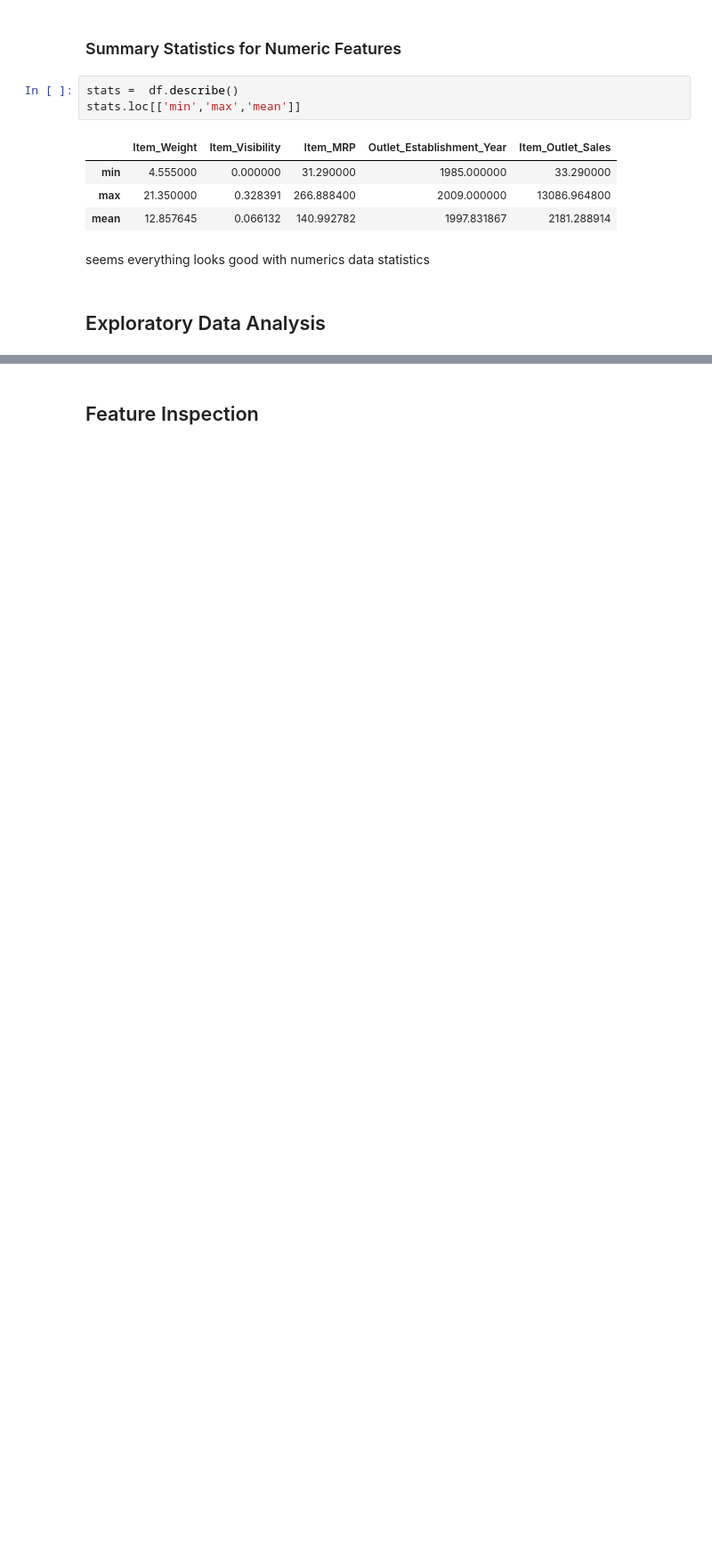
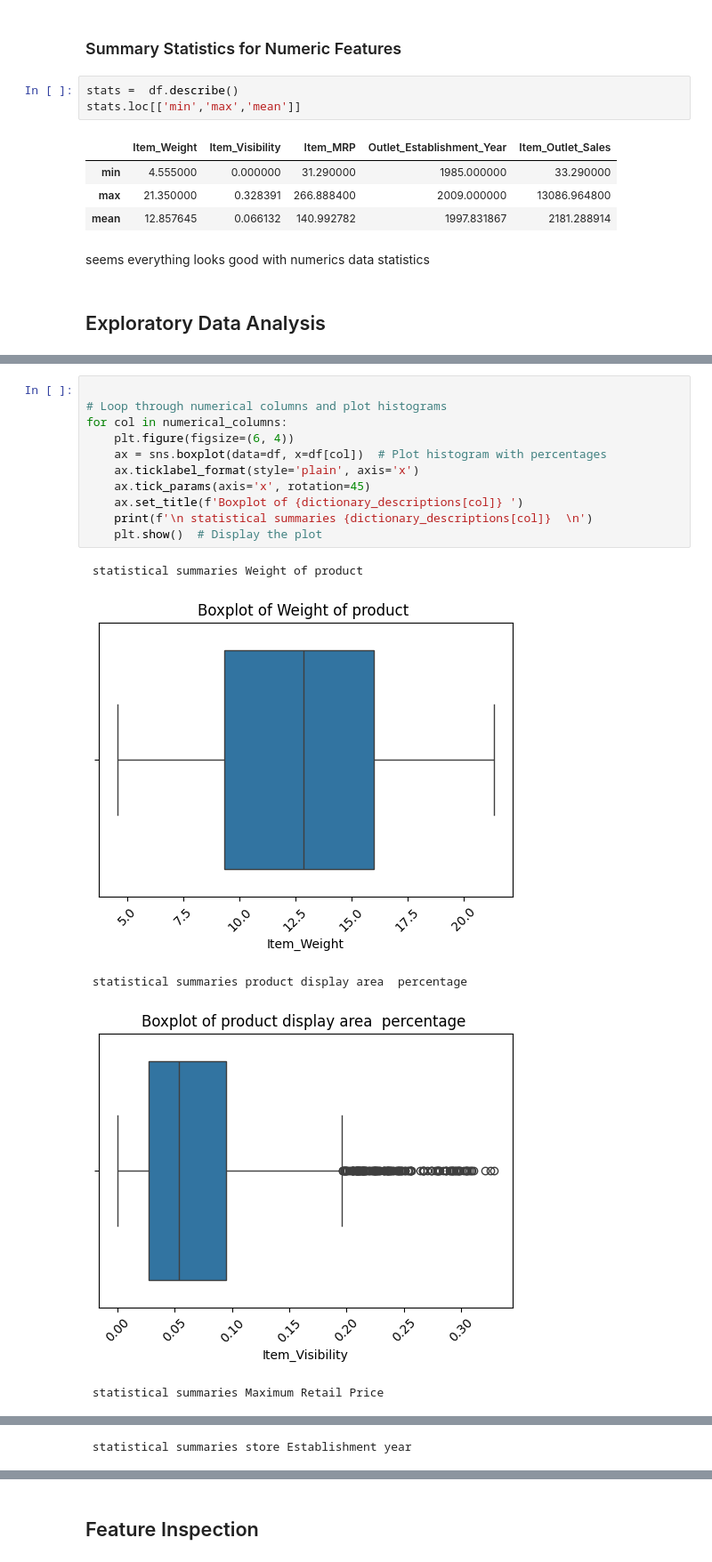
Before and after one commit to hekmat-ashqer/Prediction-of-Product-Sales, a Jupyter notebook: Prediction_of_Product_Sales.ipynb, the cells around one changed output, grey strips where cells are left out. Shown: that part at 89% size. Drawn from its saved outputs; the diff is of its cells as text; blank space fills up the shorter version.

```diff
--- a/Prediction_of_Product_Sales.ipynb
+++ b/Prediction_of_Product_Sales.ipynb
@@ -368,0 +445,17 @@ seems everything looks good with numerics data  statistics
+# %%
+
+# Loop through numerical columns and plot histograms
+for col in numerical_columns:
+    plt.figure(figsize=(6, 4))
+    ax = sns.boxplot(data=df, x=df[col])  # Plot histogram with percentages
+    ax.ticklabel_format(style='plain', axis='x')
+    ax.tick_params(axis='x', rotation=45)
+    ax.set_title(f'Boxplot of {dictionary_descriptions[col]} ')
+    print(f'\n statistical summaries {dictionary_descriptions[col]}  \n')
+    plt.show()  # Display the plot
+# %% [output]
+ statistical summaries Weight of product
+[figure, added]
+ statistical summaries product display area  percentage
+[figure, added]
+ statistical summaries Maximum Retail Price
@@ -368,0 +463 @@ seems everything looks good with numerics data  statistics
+ statistical summaries store Establishment year
```
Also changed, not shown: parts of 14 cells of this notebook.
